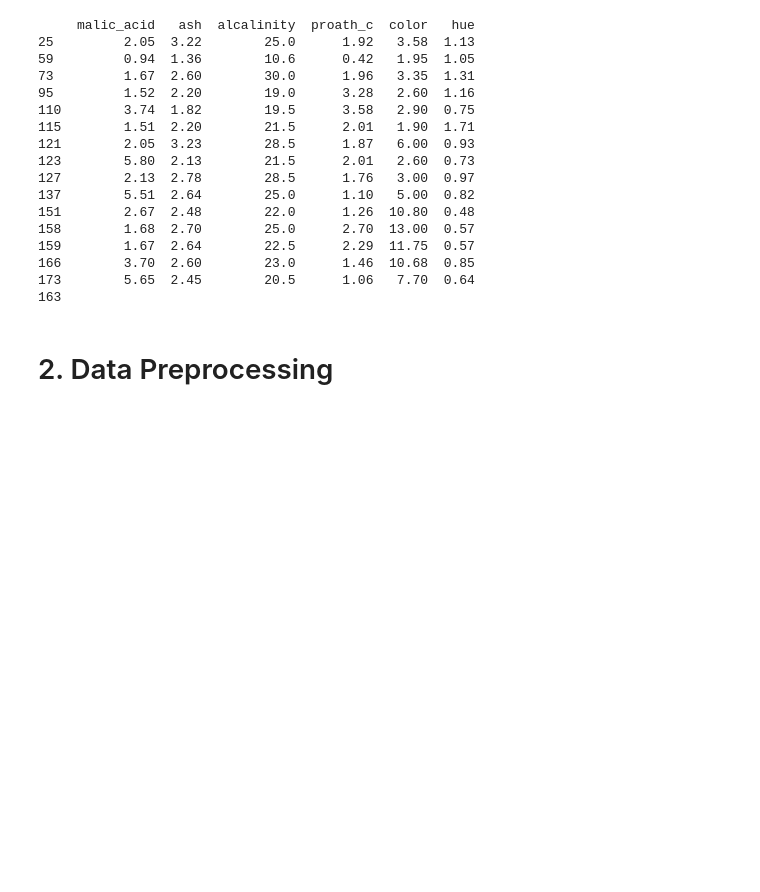
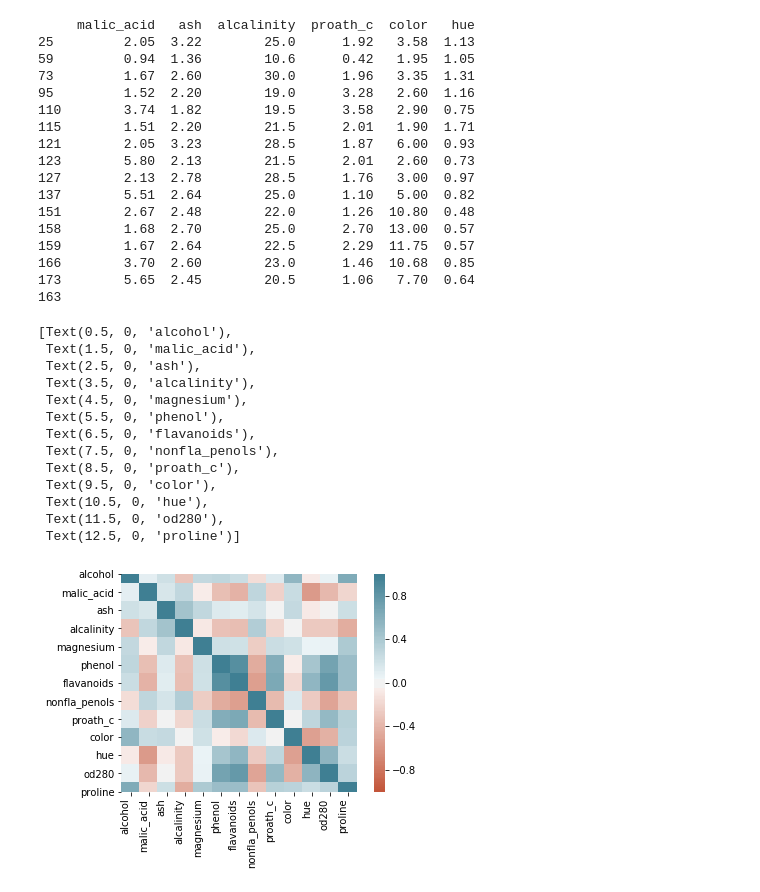
Before and after one commit to QiS9596/5243ExploratoryDataAnalysis, a Jupyter notebook: scripts/lab3_song1602.ipynb, the cells around one changed output. Cells and saved outputs as stored; diff of their text form; code cells hidden in the pictures; blank space fills up the shorter version.

```diff
--- a/scripts/lab3_song1602.ipynb
+++ b/scripts/lab3_song1602.ipynb
@@ -121,2 +130,22 @@ print(len(inliner_df.index))
-# %% [markdown]
-# 2. Data Preprocessing
+# %%
+#find attribute dependency
+#TODO
+df_ = df.drop(['label'], axis=1)
+corr = df_.corr()
+ax = sns.heatmap(corr, vmin=-1, vmax=1, center=0, cmap=sns.diverging_palette(20,220,n=200),square=True)
+ax.set_xticklabels(ax.get_xticklabels(), horizontalalignment='right')
+# %% [output]
+[Text(0.5, 0, 'alcohol'),
+ Text(1.5, 0, 'malic_acid'),
+ Text(2.5, 0, 'ash'),
+ Text(3.5, 0, 'alcalinity'),
+ Text(4.5, 0, 'magnesium'),
+ Text(5.5, 0, 'phenol'),
+ Text(6.5, 0, 'flavanoids'),
+ Text(7.5, 0, 'nonfla_penols'),
+ Text(8.5, 0, 'proath_c'),
+ Text(9.5, 0, 'color'),
+ Text(10.5, 0, 'hue'),
+ Text(11.5, 0, 'od280'),
+ Text(12.5, 0, 'proline')]
+[figure, added]
```
Also changed, not shown: parts of 16 cells of this notebook.
